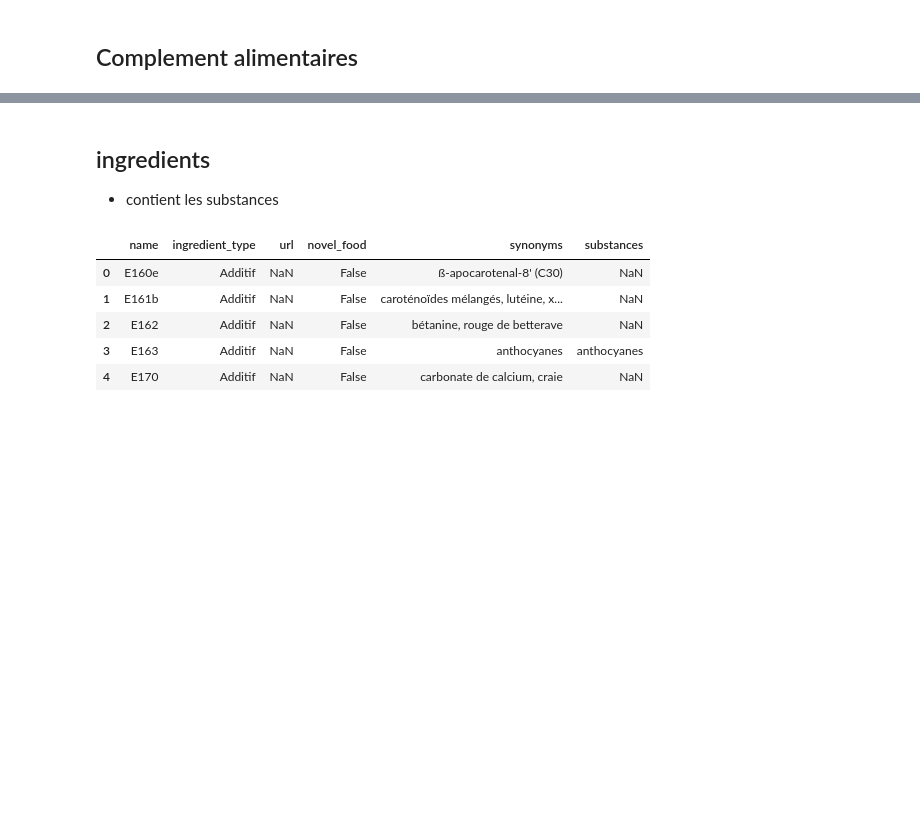
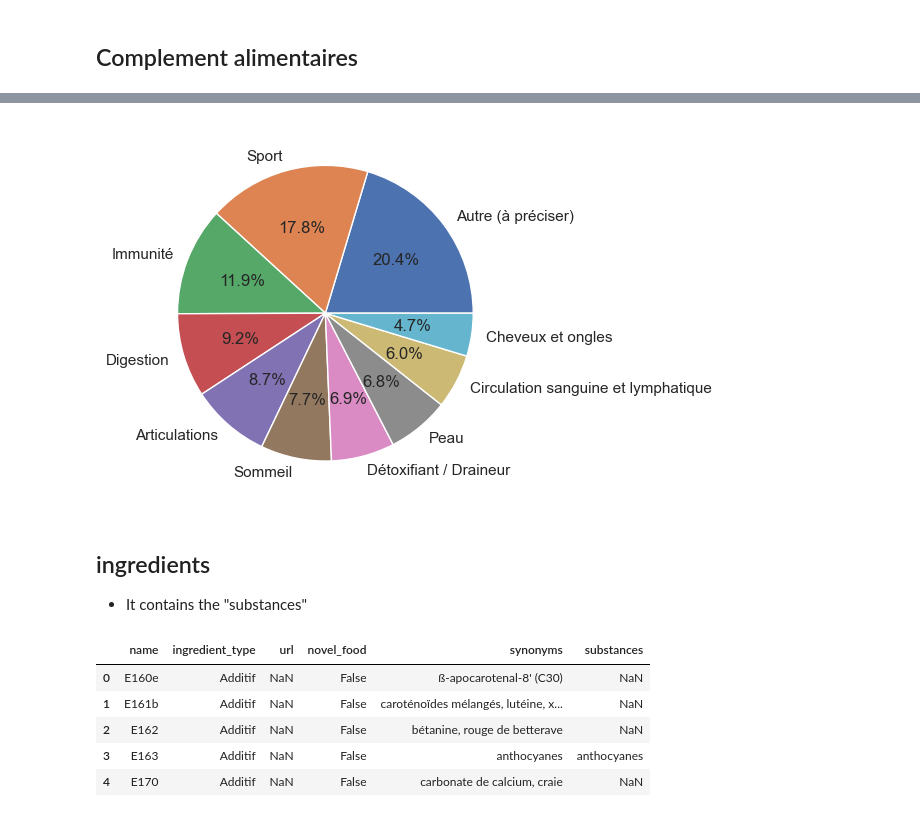
Before and after one commit to RamiroHR/hackathon_complements_alimentaires, a Jupyter notebook: Data_Exploration.ipynb, the cells around one changed output, grey strips where cells are left out. Cells and saved outputs as stored; diff of their text form; code cells hidden in the pictures; blank space fills up the shorter version.

Commit message:
Data exploration - update hackathon day 2

```diff
--- a/Data_Exploration.ipynb
+++ b/Data_Exploration.ipynb
@@ -1,7 +1,11 @@
 # %%
 import pandas as pd
 import numpy as np
+import re
+
+import matplotlib.pyplot as plt
 import seaborn as sns
+sns.set()
 # %% [markdown]
 # Import Datasets
 # %% [markdown]
@@ -48,7 +56,17 @@ Système nerveux                         834
 Name: count, dtype: int64
+# %%
+num_parts = 10
+
+data = df_complements['objectif_effet'].value_counts().head(num_parts).values
+labels = df_complements['objectif_effet'].value_counts().head(num_parts).index
+
+plt.pie(data, labels = labels, autopct='%.1f%%')
+plt.show()
+# %% [output]
+[figure, added]
 # %% [markdown]
 ## ingredients
-* contient les substances
+* It contains the "substances"
 # %%
 path = './data/'
 filename = 'ingredients.csv'
```
Also changed, not shown: parts of 40 cells of this notebook.
